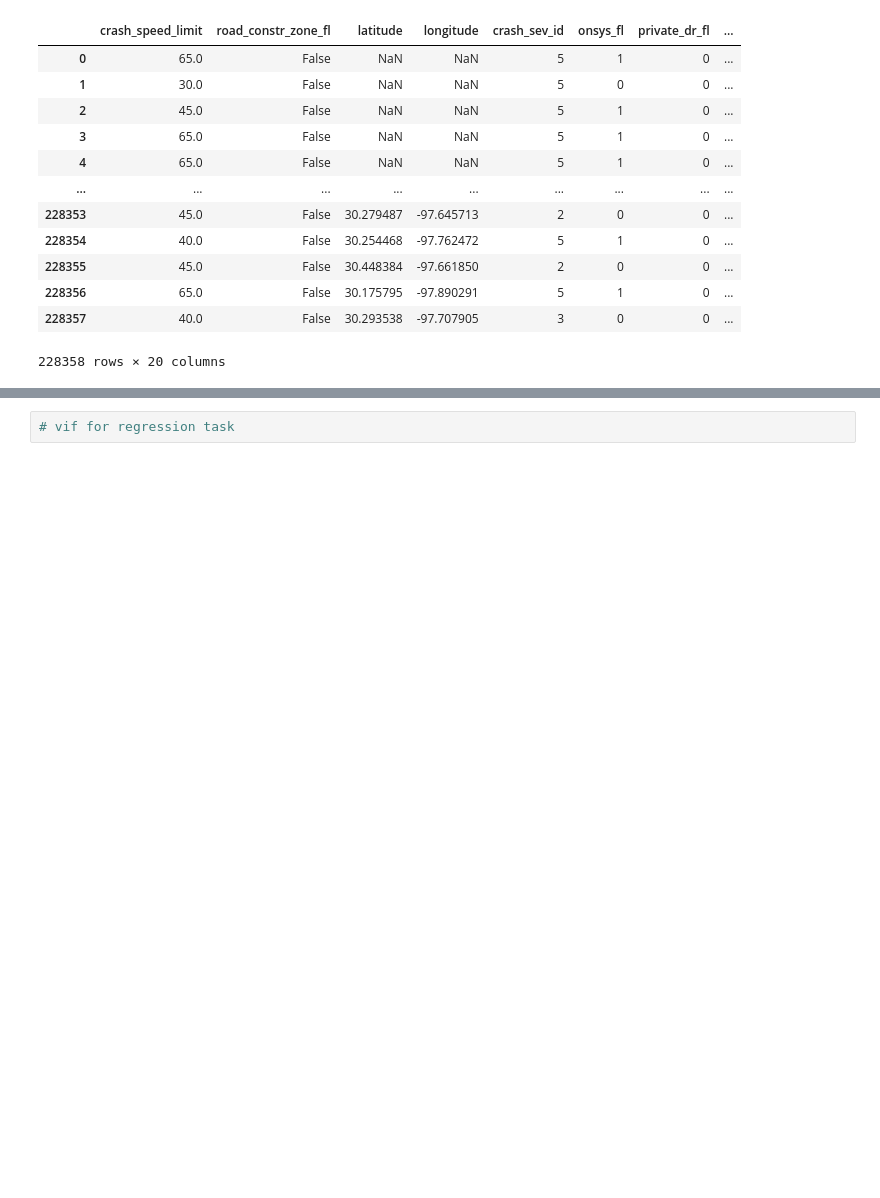
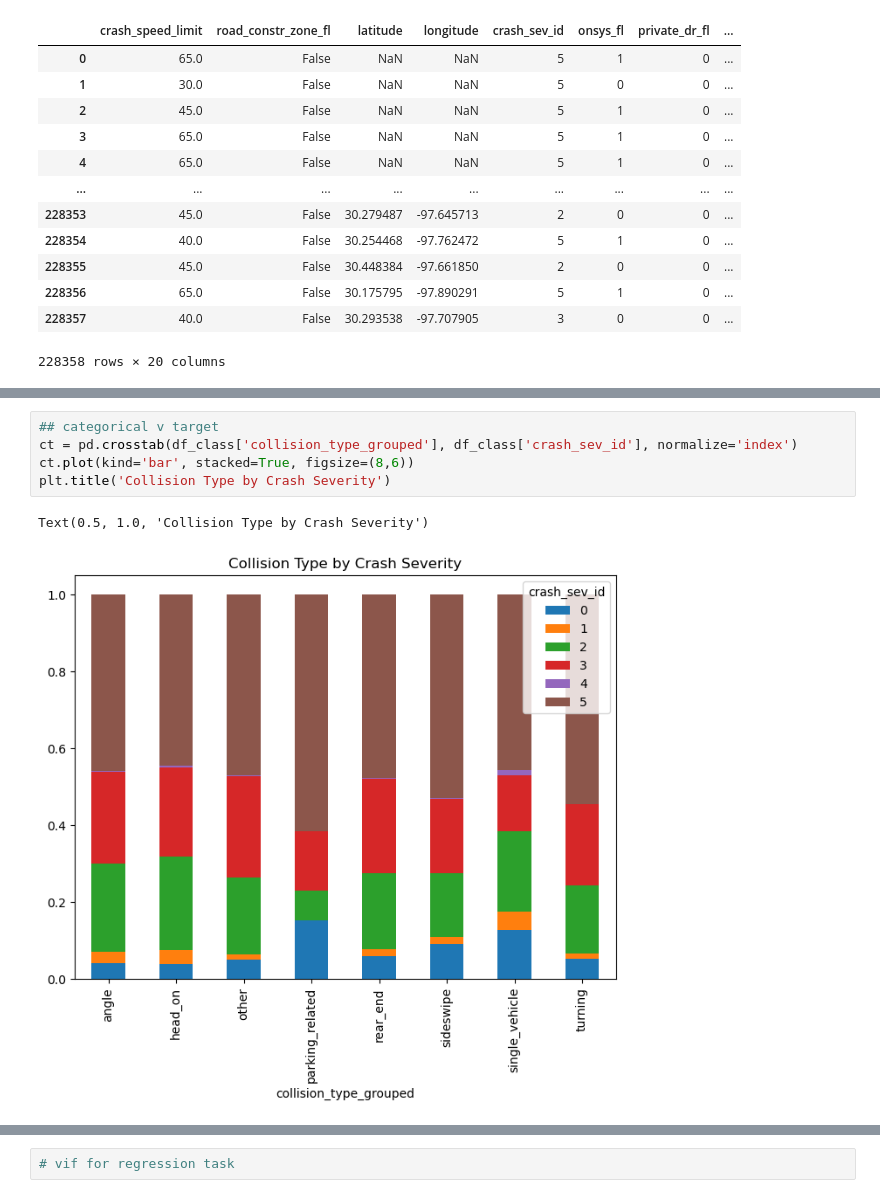
Before and after one commit to veee676/6302FinalTexasTrafficAccidentSeverityPrediction, a Jupyter notebook: Preprocessing.ipynb, the cells around one changed output, grey strips where cells are left out. Drawn from its saved outputs; the diff is of its cells as text; blank space fills up the shorter version.

```diff
--- a/Preprocessing.ipynb
+++ b/Preprocessing.ipynb
@@ -414,0 +502,8 @@ plt.title('Correlation Heatmap')
+# %%
+## categorical v target
+ct = pd.crosstab(df_class['collision_type_grouped'], df_class['crash_sev_id'], normalize='index')
+ct.plot(kind='bar', stacked=True, figsize=(8,6))
+plt.title('Collision Type by Crash Severity')
+# %% [output]
+Text(0.5, 1.0, 'Collision Type by Crash Severity')
+[figure, added]
```
Also changed, not shown: parts of 15 cells of this notebook.
